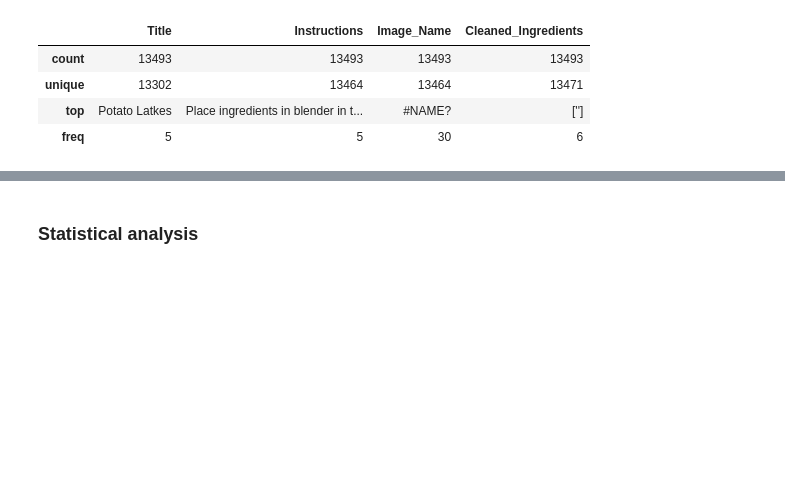
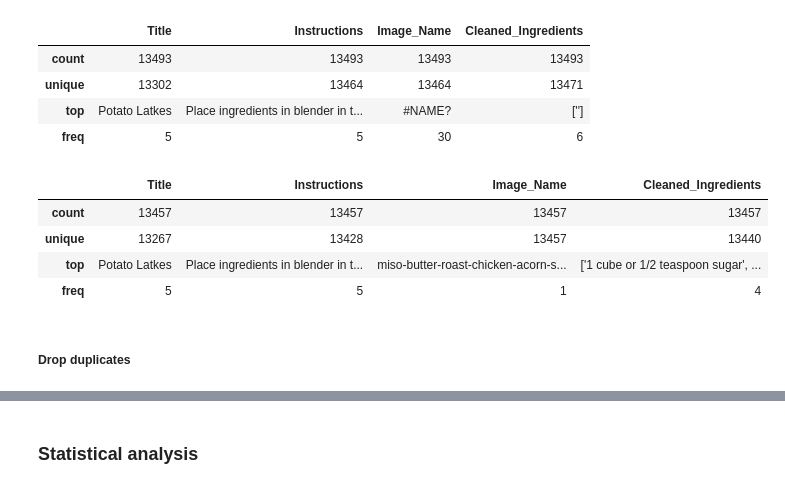
Before and after one commit to Arnau1/ImageCaptioning, a Jupyter notebook: DataPrep.ipynb, the cells around one changed output, grey strips where cells are left out. Saved outputs shown, nothing was run; the diff lists cells and outputs as text; code cells hidden in the pictures; blank space fills up the shorter version.

```diff
--- a/DataPrep.ipynb
+++ b/DataPrep.ipynb
@@ -32,0 +49,10 @@ info = info[info['Image_Name'] != '#NAME?'] # Drop null image names
+# %%
+info.describe()
+# %% [output]
+|  | Title | Instructions | Image_Name | Cleaned_Ingredients |
+| count | 13457 | 13457 | 13457 | 13457 |
+| unique | 13267 | 13428 | 13457 | 13440 |
+| top | Potato Latkes | Place ingredients in blender in t... | miso-butter-roast-chicken-acorn-s... | ['1 cube or 1/2 teaspoon sugar', ... |
+| freq | 5 | 5 | 1 | 4 |
+# %% [markdown]
+##### Drop duplicates
```
Also changed, not shown: parts of 14 cells of this notebook.
